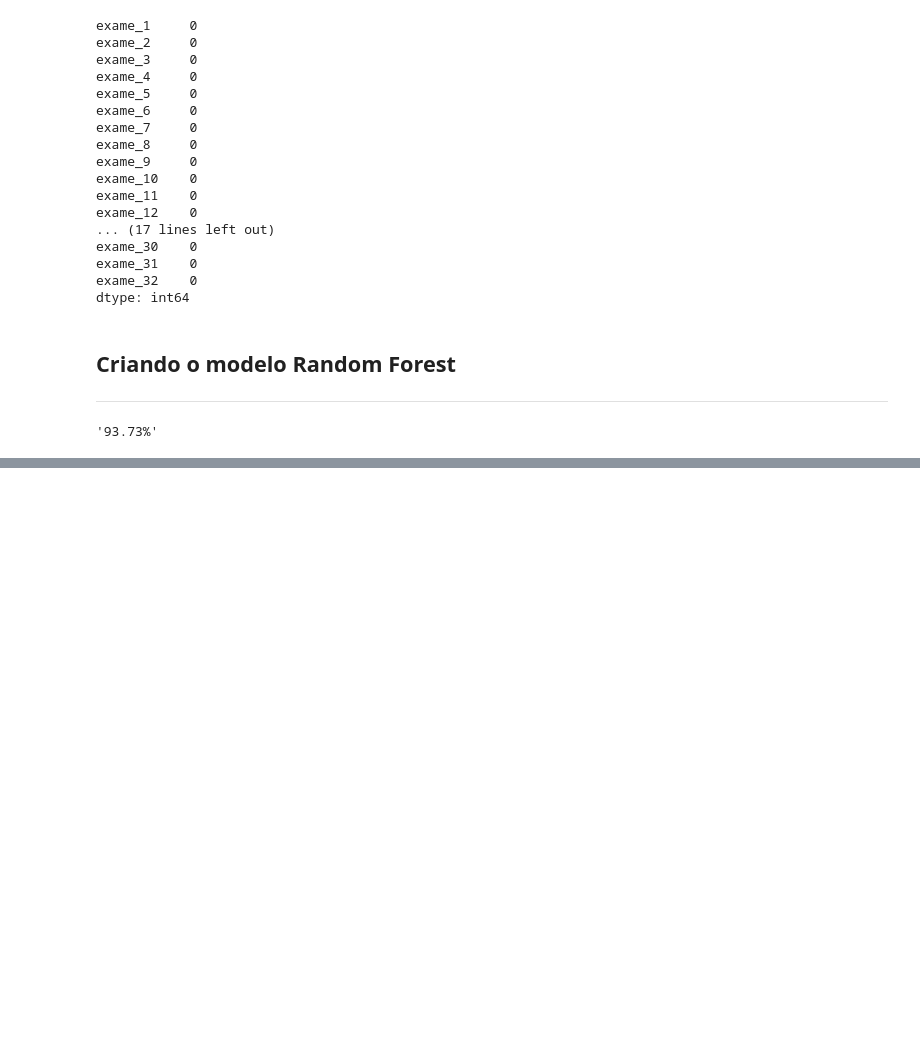
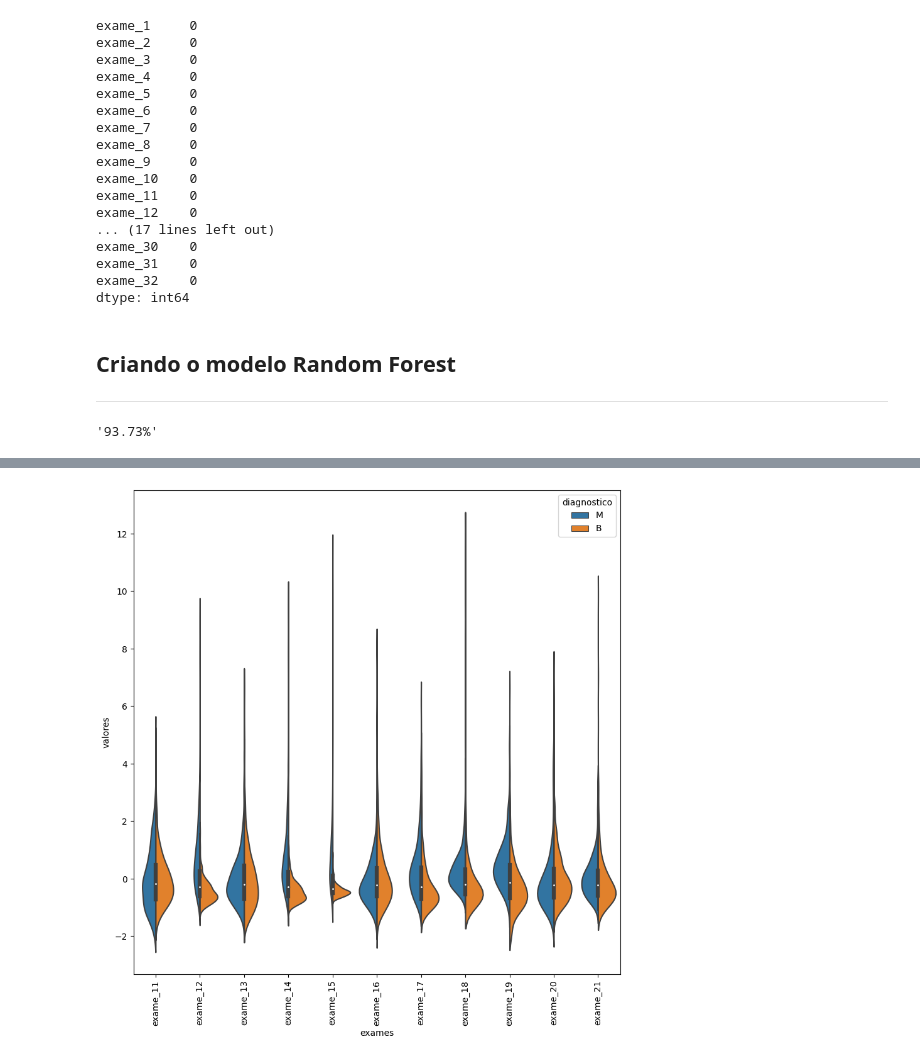
Before and after one commit to Lyarkh/Formacao_Machine_Learning, a Jupyter notebook: machine_learning/3 - lidando_com_dados_de_muitas_dimensoes/tratando_dados_de_muitas_dimensoes.ipynb, the cells around one changed output, grey strips where cells are left out. Drawn from its saved outputs; the diff is of its cells as text; code cells hidden in the pictures; blank space fills up the shorter version.

Commit message:
feat: adicionando mais graficos referentes as variáveis

```diff
--- a/machine_learning/3 - lidando_com_dados_de_muitas_dimensoes/tratando_dados_de_muitas_dimensoes.ipynb
+++ b/machine_learning/3 - lidando_com_dados_de_muitas_dimensoes/tratando_dados_de_muitas_dimensoes.ipynb
@@ -89,17 +71,0 @@ dummy.fit(treino_x, treino_y)
-# %%
-import seaborn as sns
-import matplotlib.pyplot as plt
-from sklearn.preprocessing import StandardScaler
-
-padronizador = StandardScaler()
-padronizador.fit(valores_exames)
-valores_exames_padronizados = padronizador.transform(valores_exames)
-valores_exames_padronizados = pd.DataFrame(valores_exames_padronizados, columns=valores_exames.keys())
-
-dados_plot = pd.concat([diagnostico, valores_exames_padronizados.iloc[:,0:10]], axis=1)
-dados_plot = pd.melt(dados_plot, id_vars='diagnostico', var_name='exames', value_name='valores')
-
-plt.figure(figsize=(10, 10))
-sns.violinplot(x='exames', y='valores', hue='diagnostico', data=dados_plot, split=True)
-
-plt.xticks(rotation=90)
@@ -118,0 +89,9 @@ plt.xticks(rotation=90)
+# %%
+def grafico_violino(valores, inicio, fim):
+    dados_plot = pd.concat([diagnostico, valores.iloc[:,inicio:fim]], axis=1)
+    dados_plot = pd.melt(dados_plot, id_vars='diagnostico', var_name='exames', value_name='valores')
+
+    plt.figure(figsize=(10, 10))
+    sns.violinplot(x='exames', y='valores', hue='diagnostico', data=dados_plot, split=True)
+
+    plt.xticks(rotation=90)
@@ -118,0 +111,4 @@ plt.xticks(rotation=90)
+# %%
+grafico_violino(valores_exames_padronizados, 10, 21)
+# %% [output]
+[figure, added]
```
Also changed, not shown: parts of 9 cells of this notebook.
